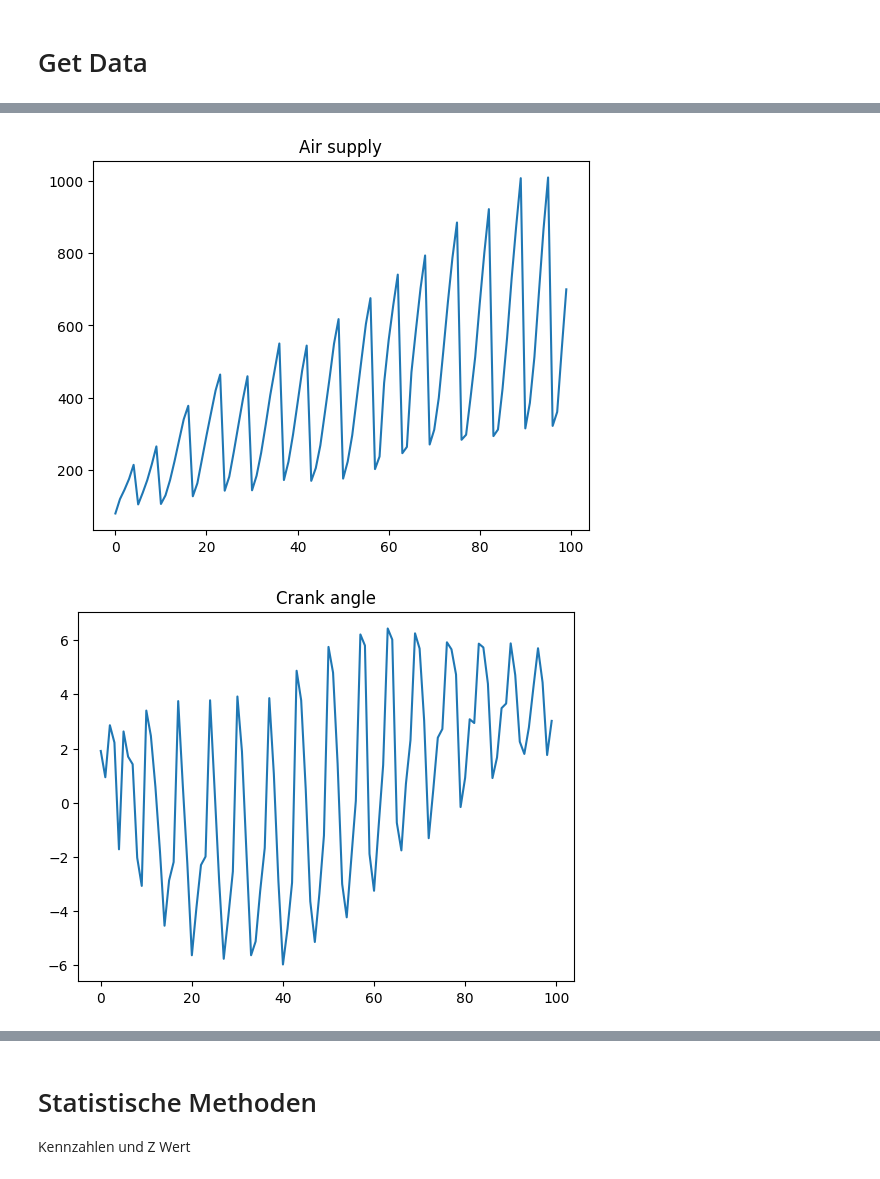
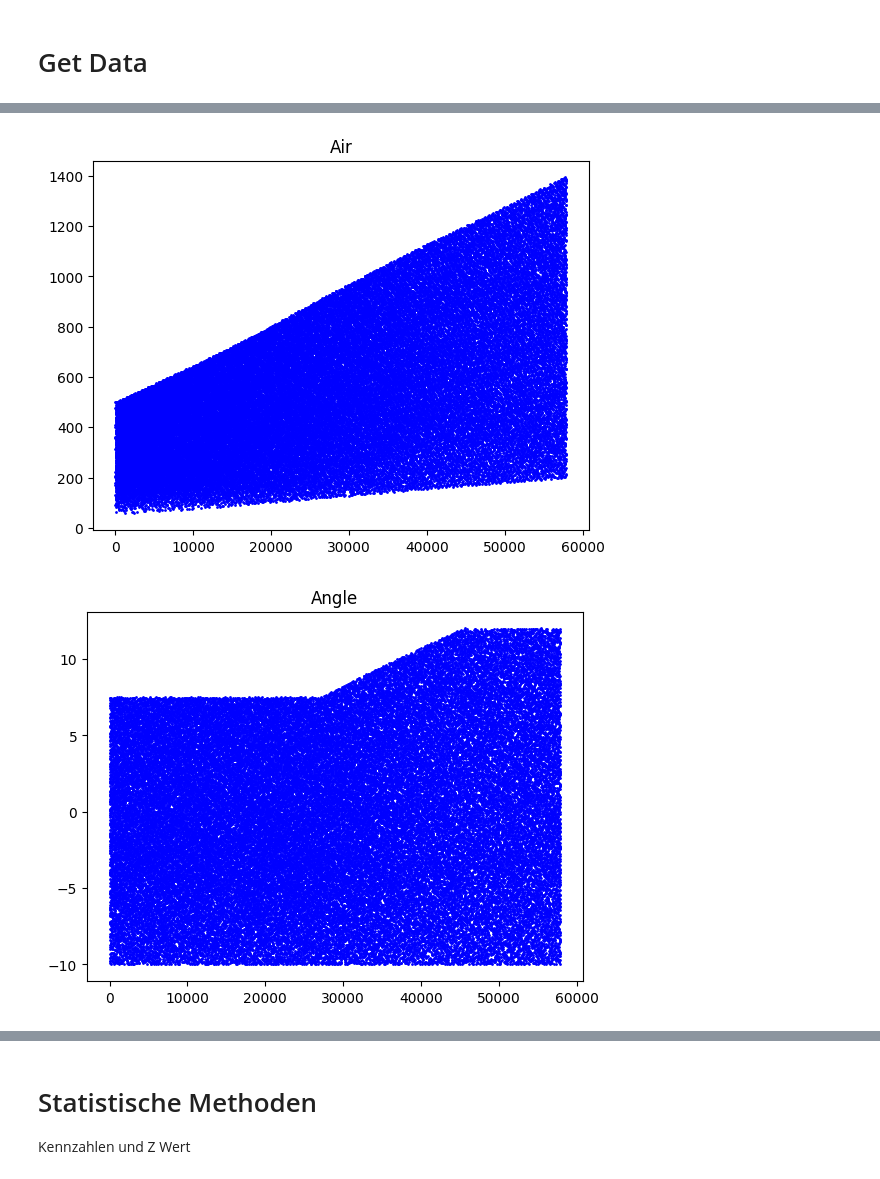
Before and after one commit to lschoenepxc/force-push, a Jupyter notebook: NoiseAnalysis.ipynb, the cells around one changed output, grey strips where cells are left out. Drawn from its saved outputs; the diff is of its cells as text; code cells hidden in the pictures.

```diff
--- a/NoiseAnalysis.ipynb
+++ b/NoiseAnalysis.ipynb
@@ -5,11 +5,12 @@ from matplotlib import pyplot as plt
 # %% [markdown]
 # Get Data
 # %%
-data = pd.read_csv("initial_data.csv")
+data = pd.read_csv("submission.csv")
+data = data.sort_values("Speed")
 # %%
 for feature in data:
     feature_data = data[feature]
     plt.title(feature)
-    plt.plot(np.arange(len(feature_data)), feature_data)
+    plt.scatter(np.arange(len(feature_data)), feature_data, c="b", s=1)
     plt.show()
 # %% [output]
@@ -19,2 +20,2 @@ for feature in data:
-[figure, old version]
+[figure, new version]
-[figure, old version]
+[figure, new version]
```
Also changed, not shown: parts of 1 cell of this notebook.
